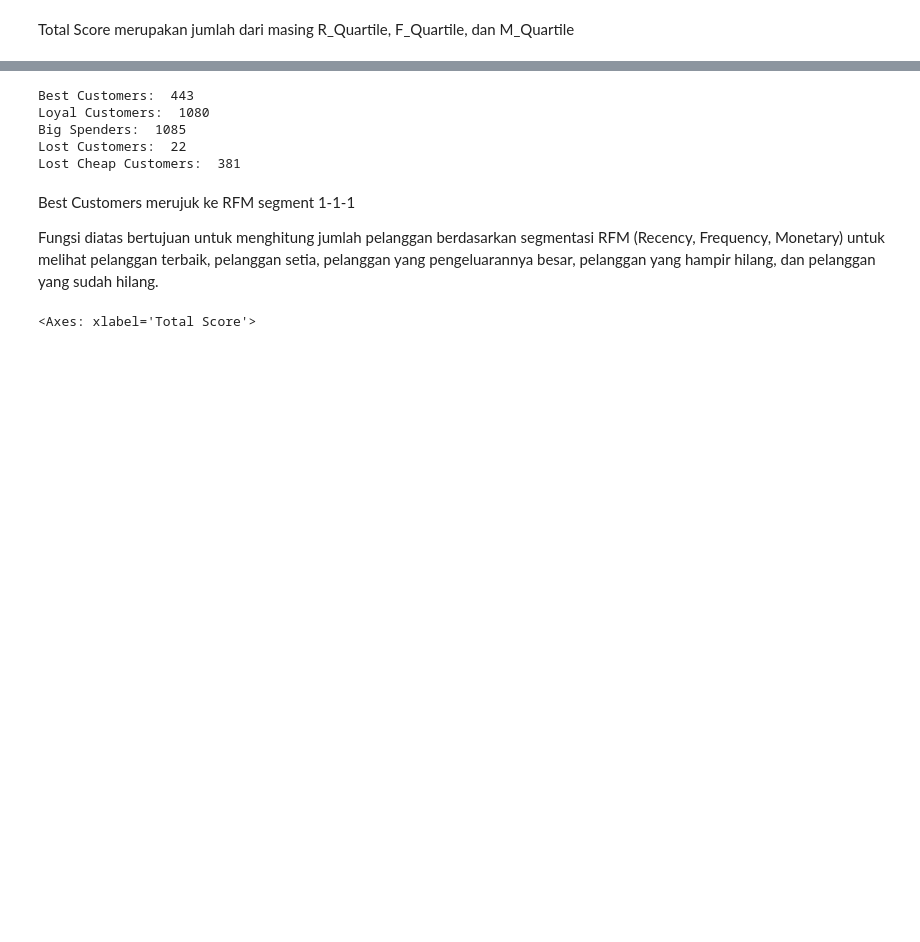
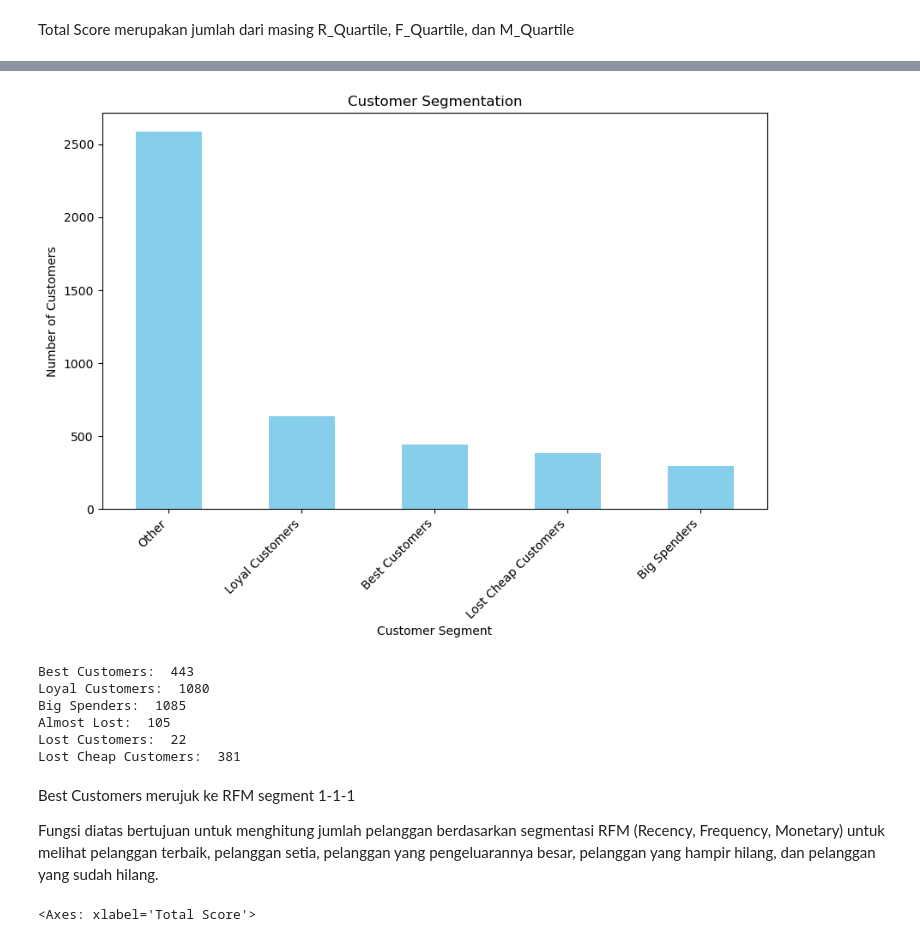
Before and after one commit to FTDS-assignment-bay/p2-final-project-p2-final-project-ftds-011-hck-group-001, a Jupyter notebook: project.ipynb, the cells around one changed output, grey strips where cells are left out. Saved outputs shown, nothing was run; the diff lists cells and outputs as text; code cells hidden in the pictures; blank space fills up the shorter version.

```diff
--- a/project.ipynb
+++ b/project.ipynb
@@ -504,2 +494,25 @@ CustomerID
 # %% [markdown]
 Total Score merupakan jumlah dari masing R_Quartile, F_Quartile, dan M_Quartile
+# %%
+# Fungsi untuk kategorisasi pelanggan
+def categorize_customer(r_score, f_score, m_score):
+    if r_score == 1 and f_score == 1 and m_score == 1:
+        return 'Best Customers'
+    elif f_score == 1:
+        return 'Loyal Customers'
+    elif m_score == 1:
+        return 'Big Spenders'
+    elif r_score == 3 and f_score == 1 and m_score == 1:
+        return 'Almost Lost'
+    elif r_score == 4 and f_score == 1 and m_score == 1:
+        return 'Lost Customers'
+    elif r_score == 4 and f_score == 4 and m_score == 4:
+        return 'Lost Cheap Customers'
+    else:
+        return 'Other'
+
+# Menambahkan kolom baru 'Customer Segment' ke DataFrame
+rfmSeg['Customer Segment'] = rfmSeg.apply(lambda row: categorize_customer(row['R_Quartile'], row['F_Quartile'], row['M_Quartile']), axis=1)
+
+# Menampilkan DataFrame dengan kolom baru
+rfmSeg.head()
@@ -506,3 +530,19 @@ Total Score merupakan jumlah dari masing R_Quartile, F_Quartile, dan M_Quartile
+# %%
+import matplotlib.pyplot as plt
+
+# Menyusun data untuk grafik
+segment_counts = rfmSeg['Customer Segment'].value_counts()
+
+# Membuat grafik batang
+plt.figure(figsize=(10, 6))
+segment_counts.plot(kind='bar', color='skyblue')
+plt.title('Customer Segmentation')
+plt.xlabel('Customer Segment')
+plt.ylabel('Number of Customers')
+plt.xticks(rotation=45, ha='right')
+plt.show()
+# %% [output]
+[figure, added]
 # %%
 print("Best Customers: ",len(rfmSeg[rfmSeg['RFMClass']=='111'])) # Customer yang sering transaksi, paling sering, & paling banyak
 print('Loyal Customers: ',len(rfmSeg[rfmSeg['F_Quartile']==1])) # Customer dengan pembelanjaan paling sering
@@ -514,6 +554,7 @@ print('Lost Cheap Customers: ',len(rfmSeg[rfmSeg['RFMClass']=='444'])) # Custome
 Best Customers:  443
 Loyal Customers:  1080
 Big Spenders:  1085
+Almost Lost:  105
 Lost Customers:  22
 Lost Cheap Customers:  381
 # %% [markdown]
```
Also changed, not shown: parts of 5 cells of this notebook, 1 other file.
